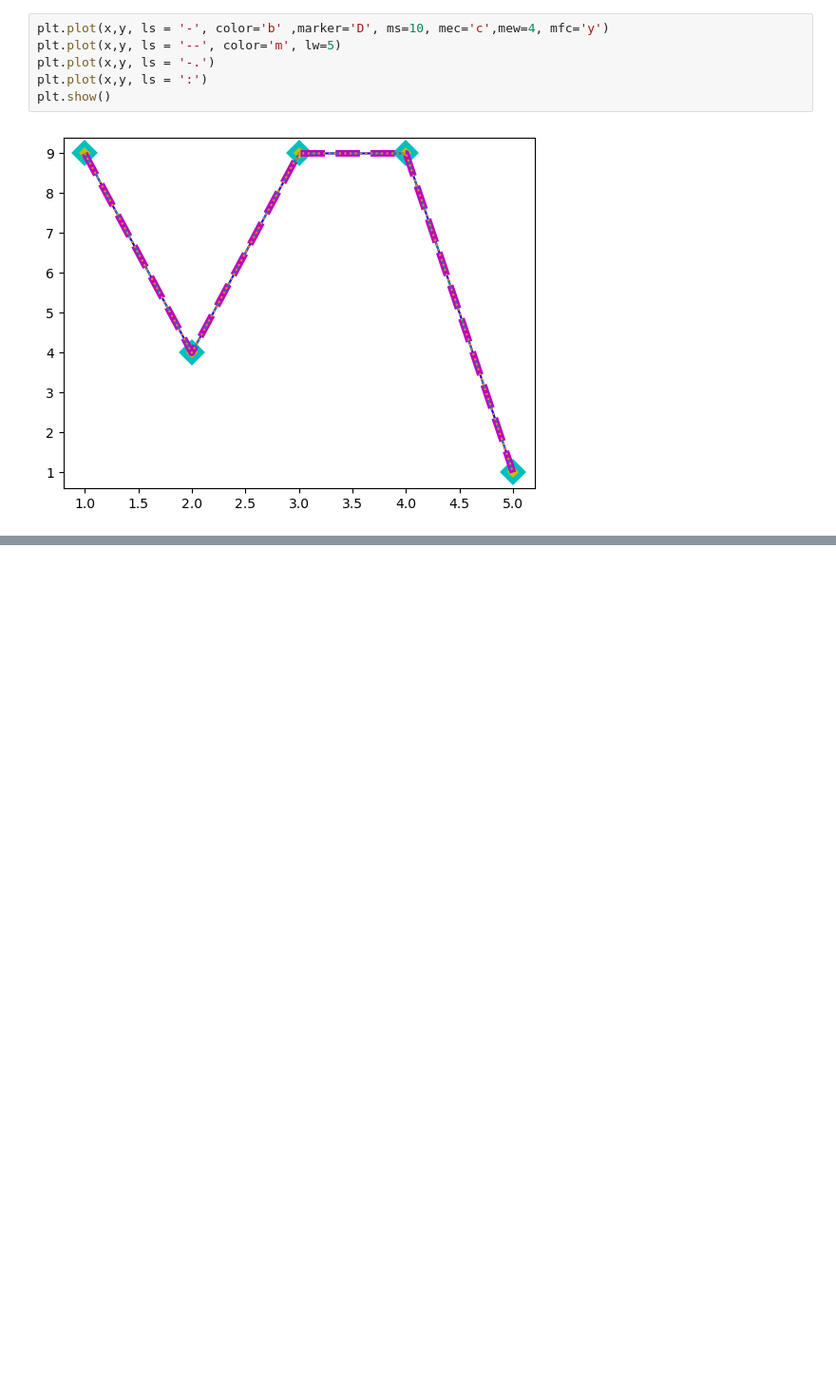
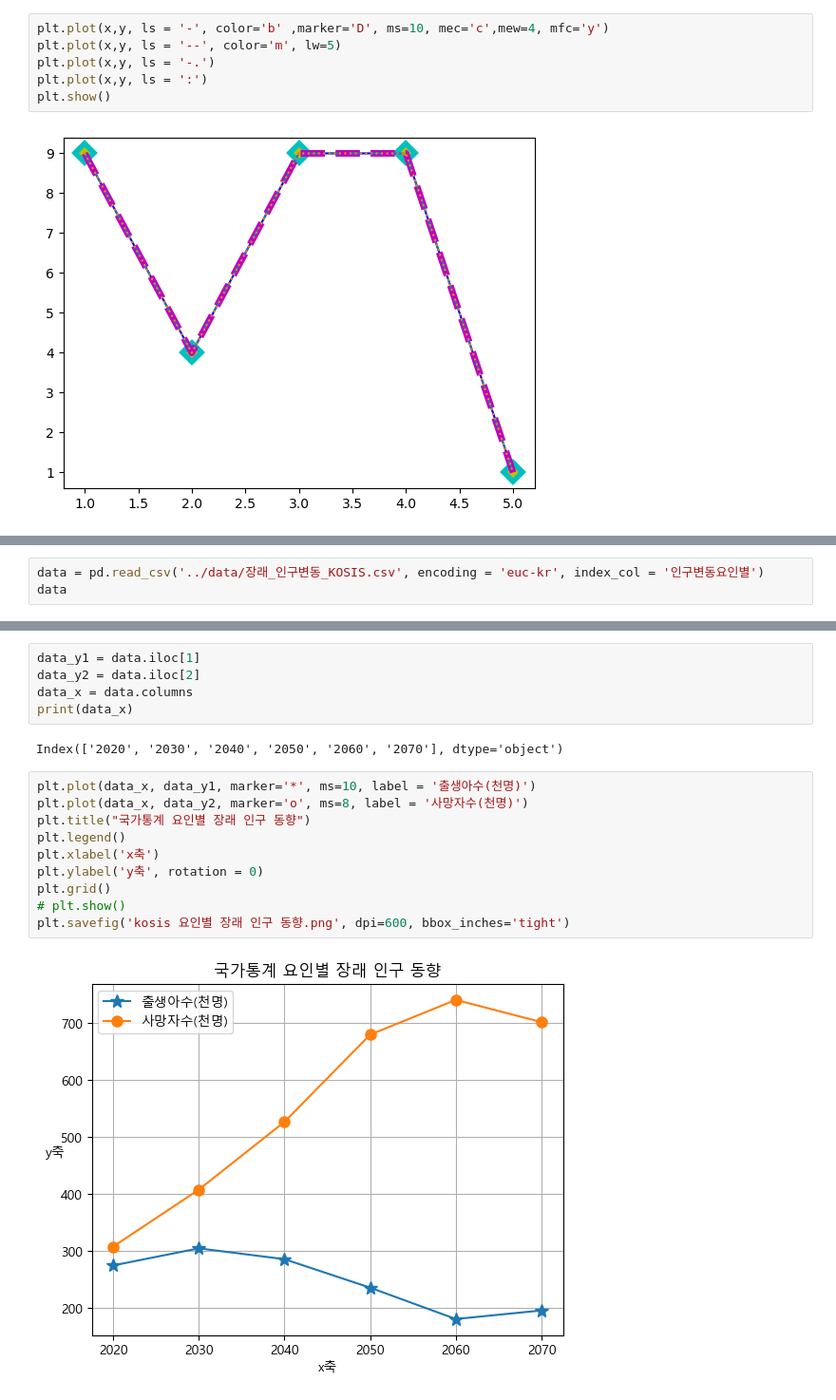
Before and after one commit to Eehnodu/PythonStudy, a Jupyter notebook: 02.Python Library/ex03 matplotlib.ipynb, the cells around one changed output, grey strips where cells are left out. Shown at 95% size. Saved outputs shown, nothing was run; the diff lists cells and outputs as text; blank space fills up the shorter version.

```diff
--- a/02.Python Library/ex03 matplotlib.ipynb
+++ b/02.Python Library/ex03 matplotlib.ipynb
@@ -46,0 +91,3 @@ plt.show()
+# %%
+data = pd.read_csv('../data/장래_인구변동_KOSIS.csv', encoding = 'euc-kr', index_col = '인구변동요인별')
+data
@@ -46,0 +100,19 @@ plt.show()
+# %%
+data_y1 = data.iloc[1]
+data_y2 = data.iloc[2]
+data_x = data.columns
+print(data_x)
+# %% [output]
+Index(['2020', '2030', '2040', '2050', '2060', '2070'], dtype='object')
+# %%
+plt.plot(data_x, data_y1, marker='*', ms=10, label = '출생아수(천명)')
+plt.plot(data_x, data_y2, marker='o', ms=8, label = '사망자수(천명)')
+plt.title("국가통계 요인별 장래 인구 동향")
+plt.legend()
+plt.xlabel('x축')
+plt.ylabel('y축', rotation = 0)
+plt.grid()
+# plt.show()
+plt.savefig('kosis 요인별 장래 인구 동향.png', dpi=600, bbox_inches='tight')
+# %% [output]
+[figure, added]
```
Also changed, not shown: parts of 24 cells of this notebook, 4 other files.
